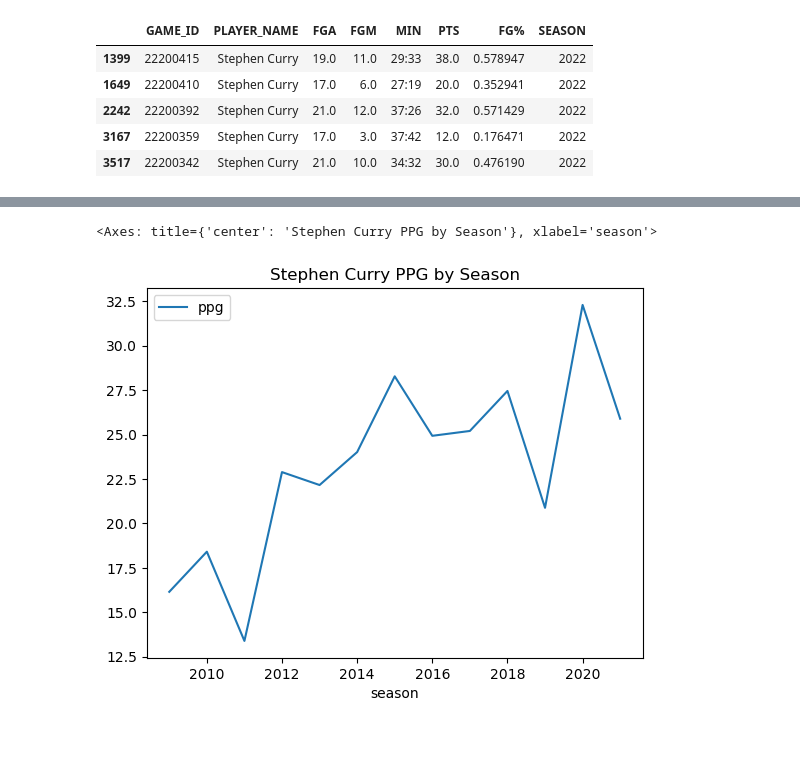
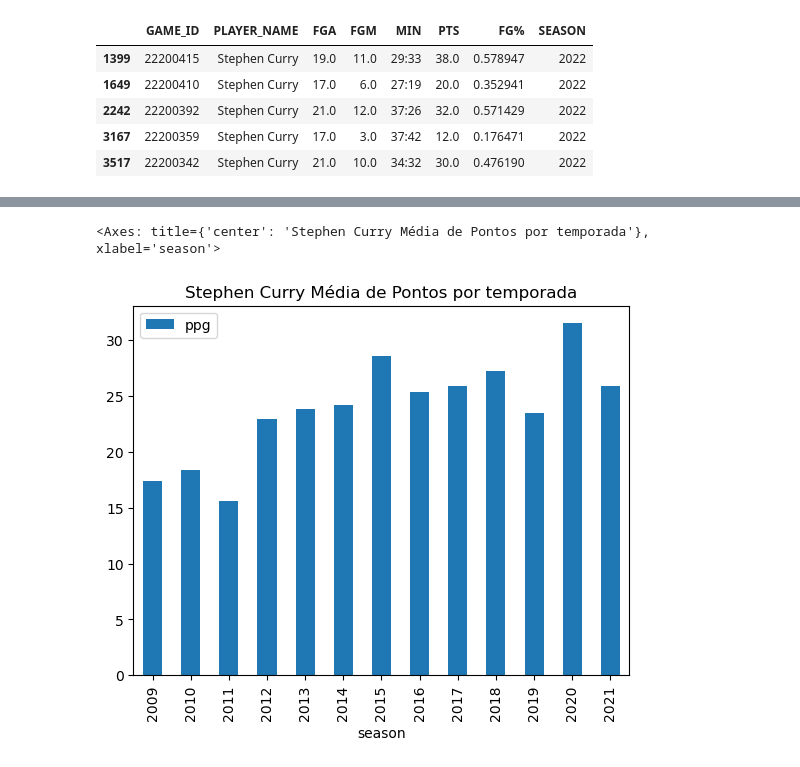
Before and after one commit to gabriel-arrvda/ac2-padroes, a Jupyter notebook: nba.ipynb, the cells around one changed output, grey strips where cells are left out. Drawn from its saved outputs; the diff is of its cells as text; code cells hidden in the pictures; blank space fills up the shorter version.

```diff
--- a/nba.ipynb
+++ b/nba.ipynb
@@ -107,16 +121,19 @@ dataPlayer.loc[(~dataPlayer.MIN.str.contains(':', na = True)), 'SECS'] = dataPla
 dataPlayer.MINS = pd.to_numeric(dataPlayer.MINS)
 dataPlayer.SECS = pd.to_numeric(dataPlayer.SECS)
 
-dataPlayer['PLAY_TIME'] = np.round(dataPlayer.MINS.fillna(0) + details.SECS/60)
+dataPlayer['PLAY_TIME'] = np.round(dataPlayer.MINS.fillna(0) + dataPlayer.SECS/60)
 
 
-pointsSeason = pd.DataFrame(columns=['season', 'ppg', 'games'], dtype=int)
+pointsSeason = pd.DataFrame(columns=['season', 'ppg', 'games', 'minutes', 'total_points', 'total_minutes'], dtype=int)
 
 for i in range(dataPlayer['SEASON'].min(),dataPlayer['SEASON'].max()):
     scoreSeason = dataPlayer.loc[dataPlayer['SEASON'] == i]
     scoreSeason = scoreSeason.loc[scoreSeason['PLAY_TIME'] > 0]
     points = scoreSeason['PTS'].sum() / len(scoreSeason)
-    newRow = {'season': i, 'ppg': points, 'games': len(scoreSeason)}
+    minutes = scoreSeason['PLAY_TIME'].mean()
+    total_points = scoreSeason['PTS'].sum()
+    total_minutes = scoreSeason['PLAY_TIME'].sum()
+    newRow = {'season': i, 'ppg': round(points, 2), 'games': len(scoreSeason), 'minutes': round(minutes,2), 'total_points': total_points, 'total_minutes': total_minutes}
     pointsSeason.loc[len(pointsSeason)] = newRow
 
 pointsSeason.head()
@@ -150,5 +177,5 @@ See the caveats in the documentation: https://pandas.pydata.org/pandas-docs/stab
 # %%
-pointsSeason.plot(x="season", y="ppg", title="Stephen Curry PPG by Season")
+pointsSeason.plot(x="season", y="ppg", title="Stephen Curry Média de Pontos por temporada", kind="bar")
 # %% [output]
-<Axes: title={'center': 'Stephen Curry PPG by Season'}, xlabel='season'>
+<Axes: title={'center': 'Stephen Curry Média de Pontos por temporada'}, xlabel='season'>
-[figure, old version]
+[figure, new version]
```
Also changed, not shown: parts of 12 cells of this notebook.
